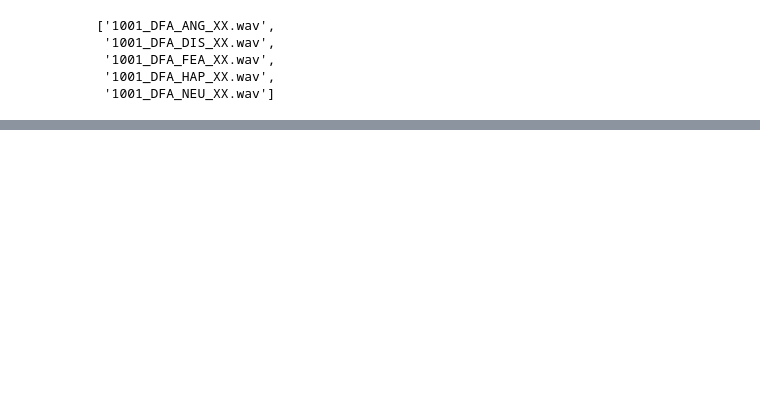
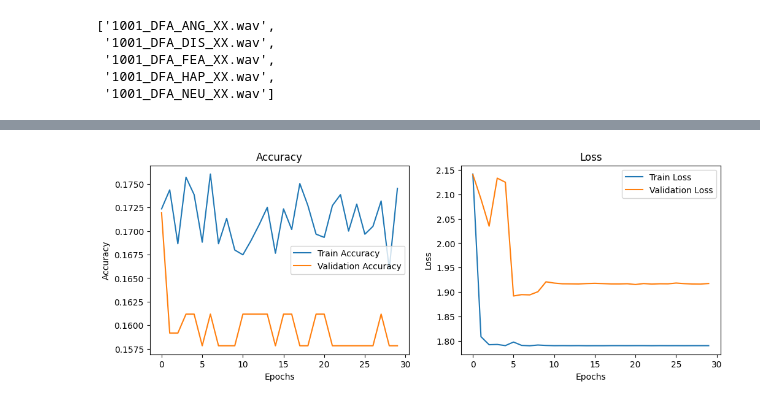
Before and after one commit to faridramyy/AI04-Grad, a Jupyter notebook: speechEmtionRecognitionusingCNN.ipynb, the cells around one changed output, grey strips where cells are left out. Saved outputs shown, nothing was run; the diff lists cells and outputs as text; code cells hidden in the pictures; blank space fills up the shorter version.

```diff
--- a/speechEmtionRecognitionusingCNN.ipynb
+++ b/speechEmtionRecognitionusingCNN.ipynb
@@ -51,0 +198,14 @@ NameError: name 'CREMA' is not defined
+# %%
+def extract_mel_spectrogram(file_path, sr=44100, n_mels=128, duration=5):
+    """Extract Mel spectrogram from an audio file."""
+    # Load audio file
+    data, _ = librosa.load(file_path, sr=sr, duration=duration)
+    # Extract Mel spectrogram
+    mel_spectrogram = librosa.feature.melspectrogram(y=data, sr=sr, n_mels=n_mels)
+    # Convert to log scale (dB)
+    mel_spectrogram_db = librosa.amplitude_to_db(mel_spectrogram, ref=np.max)
+    return mel_spectrogram_db
+
+# Example usage
+sample_file = CREMA_df['path'][0]  # Change index as needed
+mel_spec = extract_mel_spectrogram(sample_file)
@@ -51,0 +266,85 @@ NameError: name 'CREMA' is not defined
+# %%
+import numpy as np
+from sklearn.model_selection import train_test_split
+from tensorflow.keras.utils import to_categorical
+from tensorflow.keras.models import Sequential
+from tensorflow.keras.layers import Conv2D, MaxPooling2D, Flatten, Dense, Dropout, BatchNormalization
+from tensorflow.keras.optimizers import Adam
+
+# 1. Preprocess the data
+# Normalize the mel spectrograms
+mel_spectrograms = mel_spectrograms / np.max(mel_spectrograms)
+
+# Reshape for CNN input (add channel dimension)
+X = mel_spectrograms[..., np.newaxis]
+
+# Convert labels to categorical
+from sklearn.preprocessing import LabelEncoder
+label_encoder = LabelEncoder()
+y_encoded = label_encoder.fit_transform(labels)
+y_categorical = to_categorical(y_encoded)
+
+# Split the data into training and test sets
+X_train, X_test, y_train, y_test = train_test_split(X, y_categorical, test_size=0.2, random_state=42)
+
+# 2. Define the CNN model
+model = Sequential()
+
+# Convolutional layers with batch normalization and max pooling
+model.add(Conv2D(32, (3, 3), activation='relu', input_shape=(128, 128, 1)))
+model.add(BatchNormalization())
+model.add(MaxPooling2D(pool_size=(2, 2)))
+
+model.add(Conv2D(64, (3, 3), activation='relu'))
+model.add(BatchNormalization())
+model.add(MaxPooling2D(pool_size=(2, 2)))
+
+model.add(Conv2D(128, (3, 3), activation='relu'))
+model.add(BatchNormalization())
+model.add(MaxPooling2D(pool_size=(2, 2)))
+
+model.add(Flatten())
+
+# Fully connected layers
+model.add(Dense(128, activation='relu'))
+model.add(Dropout(0.5))
+
+model.add(Dense(64, activation='relu'))
+model.add(Dropout(0.5))
+
+# Output layer (number of emotions)
+model.add(Dense(y_categorical.shape[1], activation='softmax'))
+
+# 3. Compile the model
+model.compile(loss='categorical_crossentropy', optimizer=Adam(), metrics=['accuracy'])
+
+# 4. Train the model
+history = model.fit(X_train, y_train, epochs=30, batch_size=32, validation_data=(X_test, y_test))
+
+# 5. Evaluate the model on the test set
+test_loss, test_accuracy = model.evaluate(X_test, y_test)
+print(f"Test Accuracy: {test_accuracy:.4f}")
+
+# 6. Plot accuracy and loss graphs
+plt.figure(figsize=(12, 4))
+
+# Accuracy plot
+plt.subplot(1, 2, 1)
+plt.plot(history.history['accuracy'], label='Train Accuracy')
+plt.plot(history.history['val_accuracy'], label='Validation Accuracy')
+plt.title('Accuracy')
+plt.xlabel('Epochs')
+plt.ylabel('Accuracy')
+plt.legend()
+
+# Loss plot
+plt.subplot(1, 2, 2)
+plt.plot(history.history['loss'], label='Train Loss')
+plt.plot(history.history['val_loss'], label='Validation Loss')
+plt.title('Loss')
+plt.xlabel('Epochs')
+plt.ylabel('Loss')
+plt.legend()
+
+plt.show()
+# %% [output]
@@ -51,0 +368 @@ NameError: name 'CREMA' is not defined
+[figure, added]
```
Also changed, not shown: parts of 18 cells of this notebook, 3 other files.
